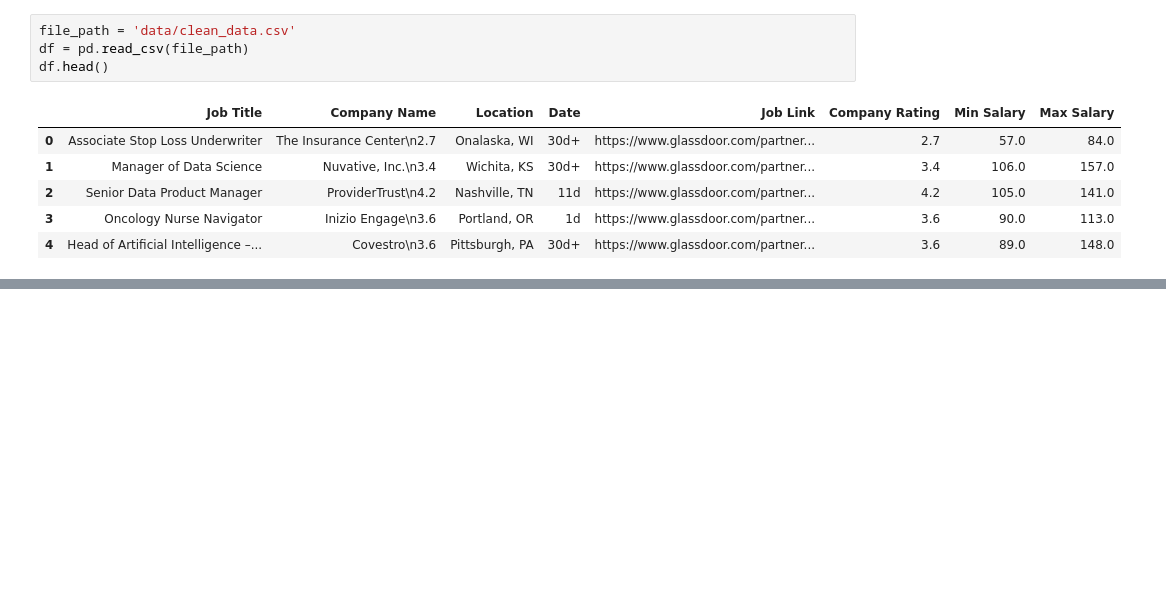
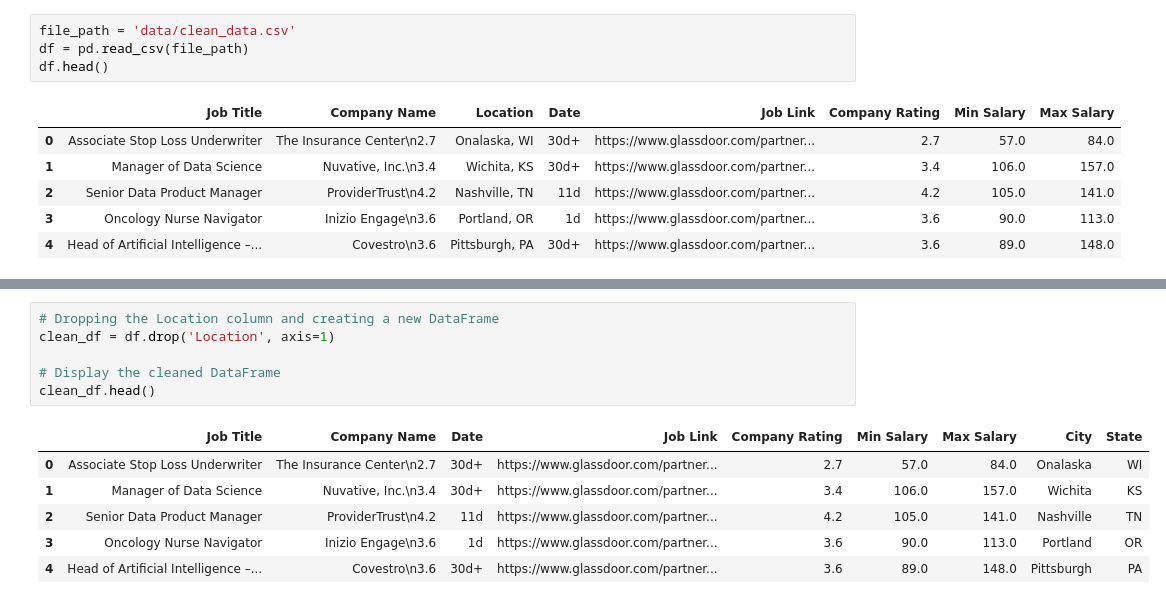
Before and after one commit to Robotrousers/Project3_JobsAnalysis, a Jupyter notebook: data_job_market.ipynb, the cells around one changed output, grey strips where cells are left out. Drawn from its saved outputs; the diff is of its cells as text; blank space fills up the shorter version.

```diff
--- a/data_job_market.ipynb
+++ b/data_job_market.ipynb
@@ -17,0 +29,13 @@ df.head()
+# %%
+# Dropping the Location column and creating a new DataFrame
+clean_df = df.drop('Location', axis=1)
+
+# Display the cleaned DataFrame
+clean_df.head()
+# %% [output]
+|  | Job Title | Company Name | Date | Job Link | Company Rating | Min Salary | Max Salary | City | State |
+| 0 | Associate Stop Loss Underwriter | The Insurance Center\n2.7 | 30d+ | https://www.glassdoor.com/partner... | 2.7 | 57.0 | 84.0 | Onalaska | WI |
+| 1 | Manager of Data Science | Nuvative, Inc.\n3.4 | 30d+ | https://www.glassdoor.com/partner... | 3.4 | 106.0 | 157.0 | Wichita | KS |
+| 2 | Senior Data Product Manager | ProviderTrust\n4.2 | 11d | https://www.glassdoor.com/partner... | 4.2 | 105.0 | 141.0 | Nashville | TN |
+| 3 | Oncology Nurse Navigator | Inizio Engage\n3.6 | 1d | https://www.glassdoor.com/partner... | 3.6 | 90.0 | 113.0 | Portland | OR |
+| 4 | Head of Artificial Intelligence –... | Covestro\n3.6 | 30d+ | https://www.glassdoor.com/partner... | 3.6 | 89.0 | 148.0 | Pittsburgh | PA |
```
Also changed, not shown: parts of 9 cells of this notebook.
